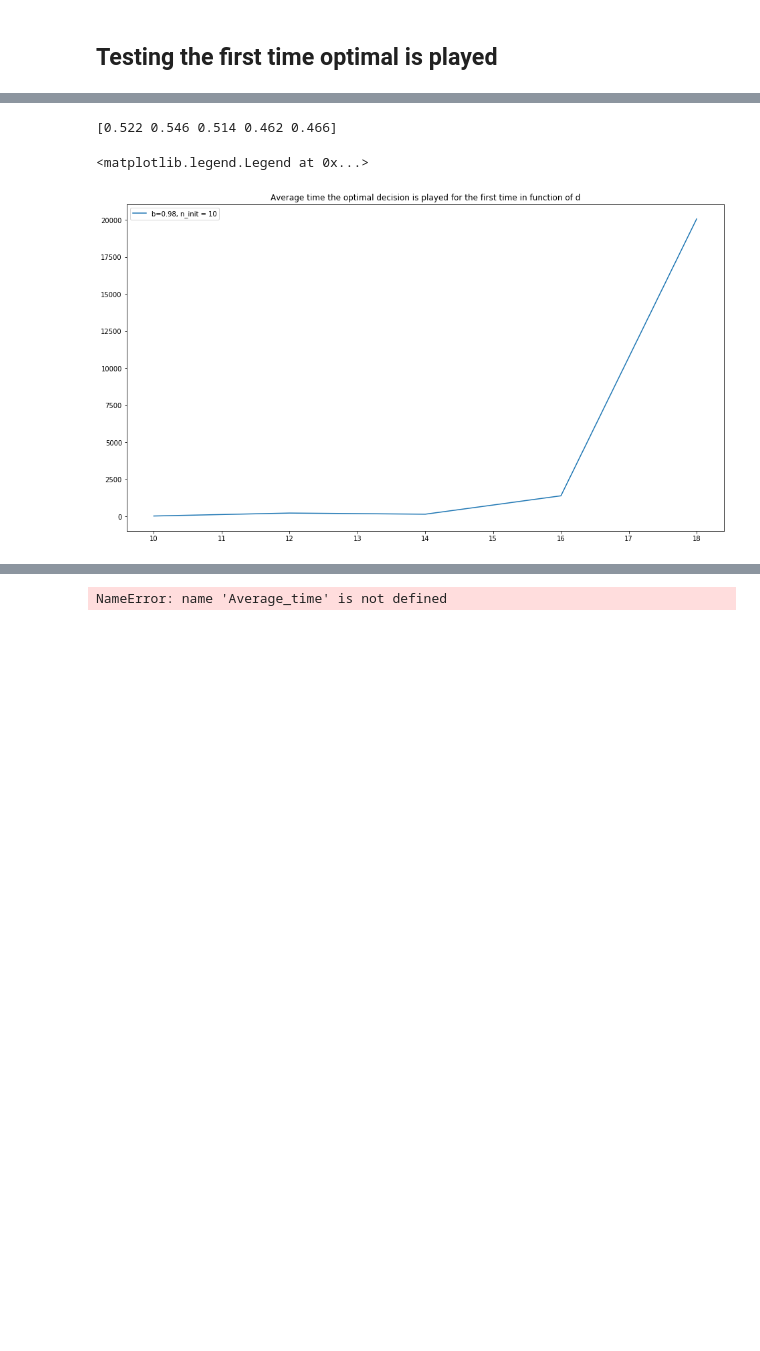
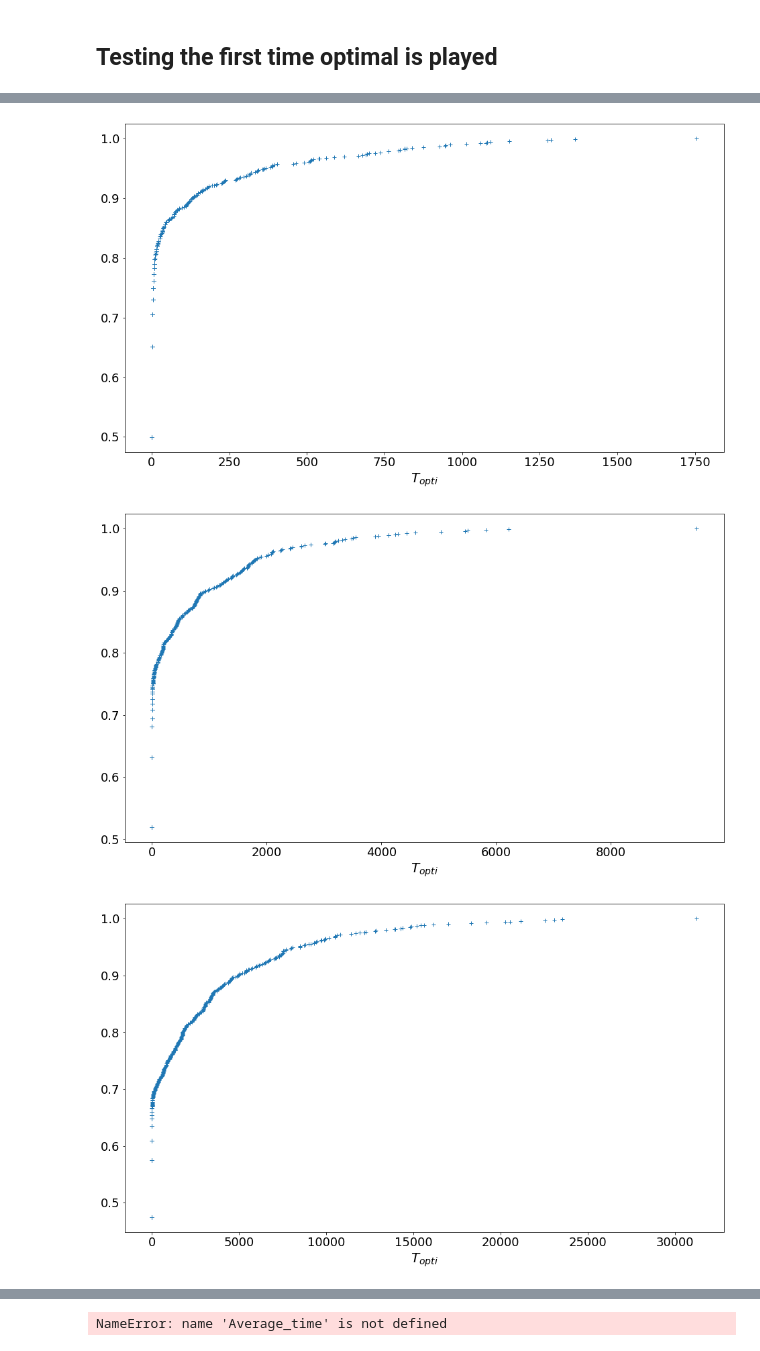
Before and after one commit to RaymZhang/TS_Combinatorial_Semi_Bandits_Curse, a Jupyter notebook: CTS_bipartite_graph.ipynb, the cells around one changed output, grey strips where cells are left out. Drawn from its saved outputs; the diff is of its cells as text; code cells hidden in the pictures; blank space fills up the shorter version.

```diff
--- a/CTS_bipartite_graph.ipynb
+++ b/CTS_bipartite_graph.ipynb
@@ -878,18 +890,18 @@ for i,d in enumerate(ds):
-# %%
-Average_time1 = np.mean(distrib_first_optimal, axis =1)
-print(Average_time1)
-# %% [output]
-[0.522 0.546 0.514 0.462 0.466]
-# %%
-ds1 = range(10,20,2)
-#ds2 = range(10,28,2)
-#ds3 = range(6,18,2)
-plt.figure('Average Time',figsize = (16,9))
-plt.plot(ds1,Average_time1, label = "b=0.98, n_init = 10")
-#plt.plot(ds2,Average_time2, label = "b=0.8")
-#plt.plot(ds3[:-1],Average_time3[:-1], label = "b=0.9")
-plt.title("Average time the optimal decision is played for the first time in function of d")
-plt.legend()
-# %% [output]
-<matplotlib.legend.Legend at 0x...>
-[figure, removed]
+# %%
+distrib_first_optimal = np.load("Distribution_b07_d30_60_10.npy")
+b = 0.7
+ds = range(30,61,10)
+for i,d in enumerate(ds):
+    plt.figure(i,figsize = (16,9))
+    plt.clf()
+    cdf = ECDF(distrib_first_optimal[i])
+    plt.plot(np.sort(distrib_first_optimal[i]),cdf(np.sort(distrib_first_optimal[i])),"+",linewidth=5)
+    #plt.title("Distribution of first optimal play  for b = {:.1f} and d = {:d} ".format(b,d),fontsize=20)
+    plt.xlabel(r'$T_{opti}$', fontsize=20)
+    plt.tick_params(axis='x', labelsize=18)
+    plt.tick_params(axis='y', labelsize=18)
+    #plt.savefig('ECDFb{:.1f}m{:d}.pdf'.format(b,int(d/2)))
+# %% [output]
+[figure, added]
+[figure, added]
+[figure, added]
```
Also changed, not shown: parts of 12 cells of this notebook, 40 other files.
